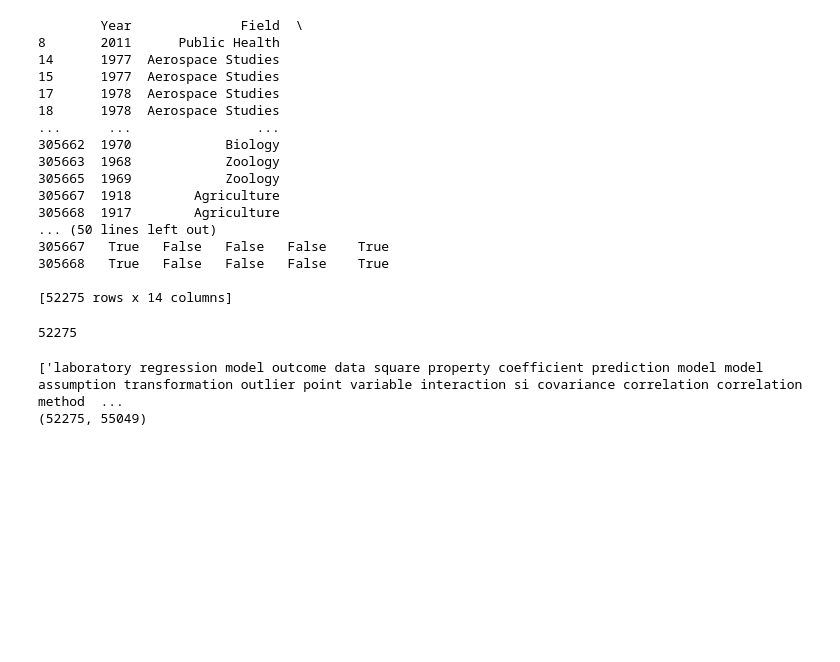
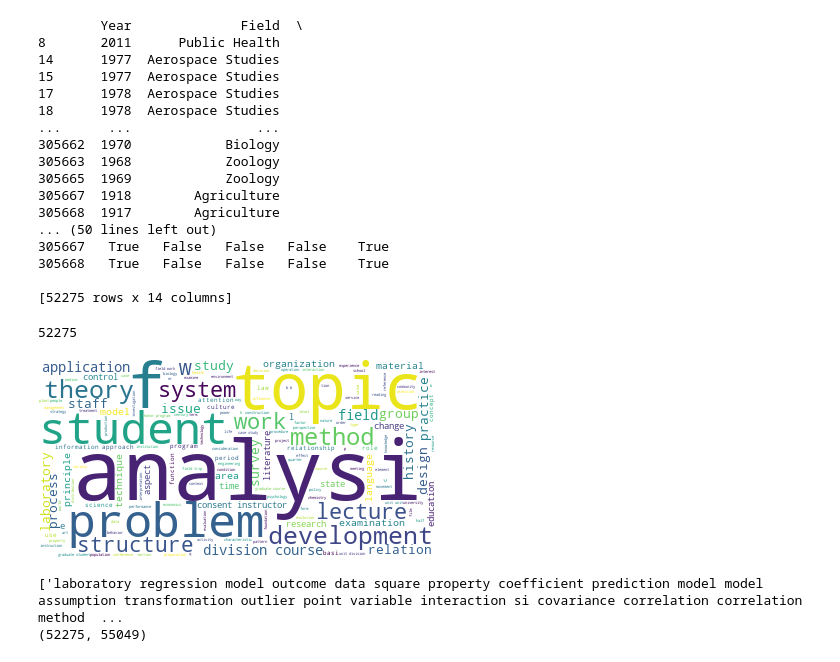
Before and after one commit to hamzahussyn/nano-credentials-equivalence, a Jupyter notebook: nano-credentials.ipynb, the cells around one changed output. Drawn from its saved outputs; the diff is of its cells as text; code cells hidden in the pictures; blank space fills up the shorter version.

```diff
--- a/nano-credentials.ipynb
+++ b/nano-credentials.ipynb
@@ -85,6 +85,20 @@ for index, value in descriptions.iteritems():
 print(len(stopwords_removed_description))
 # %% [output]
 52275
+# %%
+# Analyzing processed corpus
+
+from wordcloud import WordCloud
+
+long_string = ','.join(stopwords_removed_description)
+
+wordcloud = WordCloud(background_color="white", max_words=1000000, contour_width=3, contour_color='steelblue')
+
+wordcloud.generate(long_string)
+
+wordcloud.to_image()
+# %% [output]
+[figure, added]
 # %%
 # BoW -> Bag Of Words
 
```
Also changed, not shown: parts of 9 cells of this notebook.
